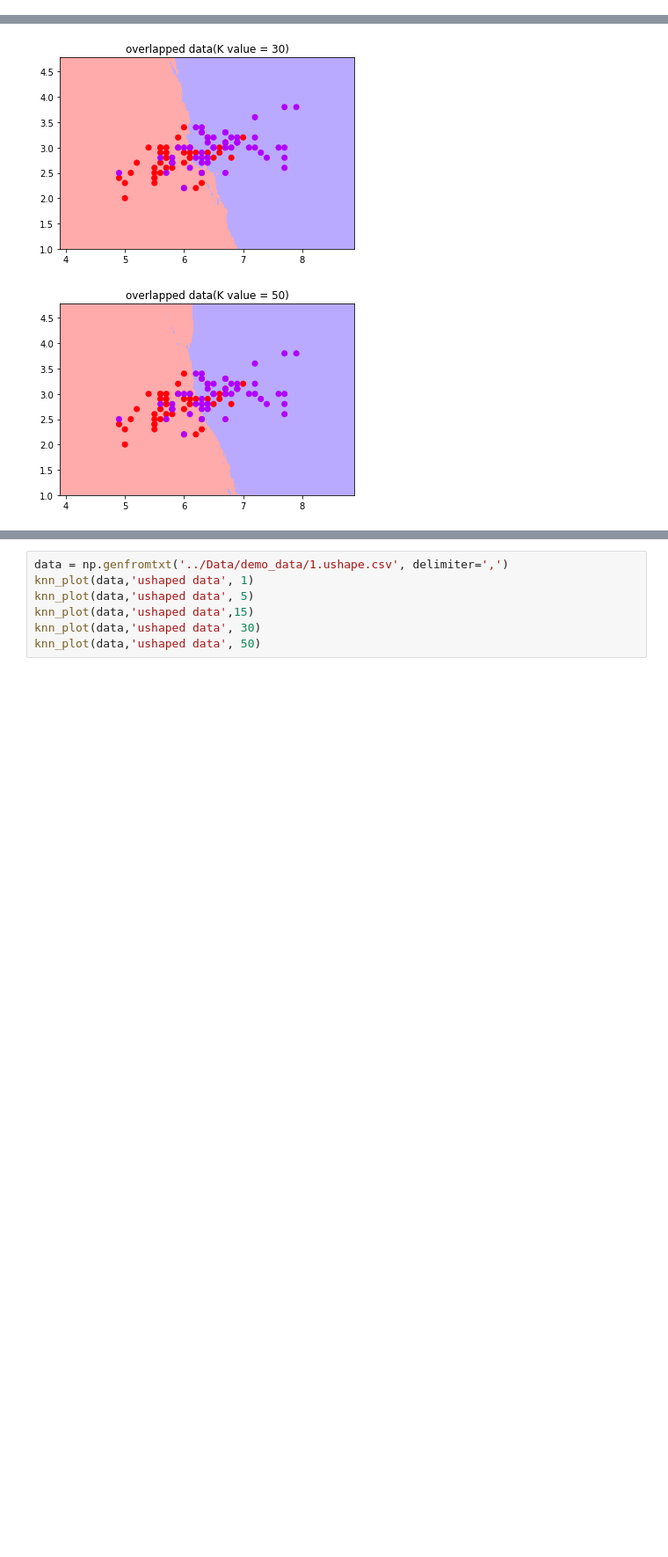
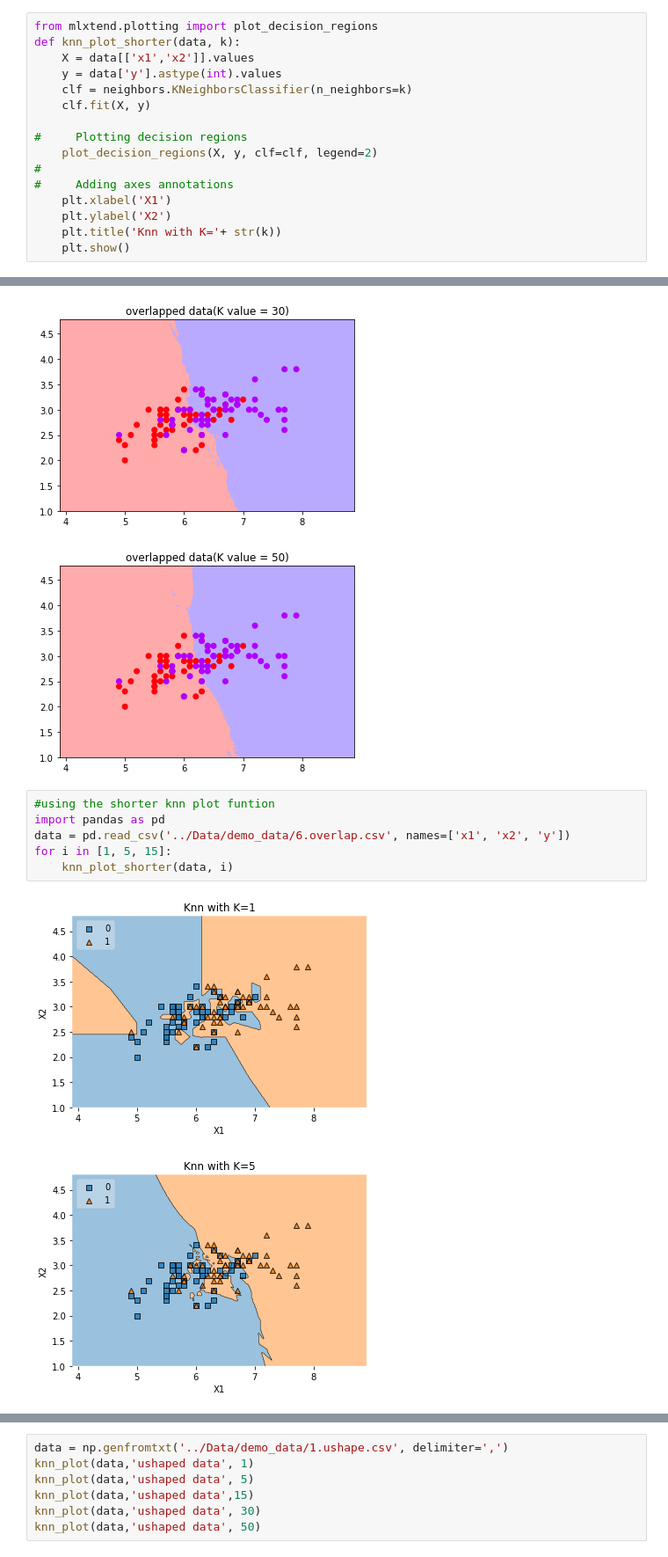
Before and after one commit to iamsims/PracticalAI, a Jupyter notebook: Notebooks/KNN.ipynb, the cells around one changed output, grey strips where cells are left out. Shown at 88% size. Saved outputs shown, nothing was run; the diff lists cells and outputs as text; blank space fills up the shorter version.

Commit message:
Shorter version for the KNN plot added

```diff
--- a/Notebooks/KNN.ipynb
+++ b/Notebooks/KNN.ipynb
@@ -41,6 +41,22 @@ def knn_plot(data, title, n_neighbors=10):
 # %% [markdown]
 xx and yy are grids as shown below:
 ![image.png](attachment:image.png)
+# %%
+from mlxtend.plotting import plot_decision_regions
+def knn_plot_shorter(data, k):
+    X = data[['x1','x2']].values
+    y = data['y'].astype(int).values
+    clf = neighbors.KNeighborsClassifier(n_neighbors=k)
+    clf.fit(X, y)
+
+#     Plotting decision regions
+    plot_decision_regions(X, y, clf=clf, legend=2)
+#
+#     Adding axes annotations
+    plt.xlabel('X1')
+    plt.ylabel('X2')
+    plt.title('Knn with K='+ str(k))
+    plt.show()
 # %%
 data = np.genfromtxt('../Data/demo_data/6.overlap.csv', delimiter=',')
 knn_plot(data,'overlapped data', 1)
@@ -54,3 +70,12 @@ knn_plot(data,'overlapped data', 50)
 [figure]
 [figure]
 [figure]
+# %%
+#using the shorter knn plot funtion
+import pandas as pd
+data = pd.read_csv('../Data/demo_data/6.overlap.csv', names=['x1', 'x2', 'y'])
+for i in [1, 5, 15]:
+    knn_plot_shorter(data, i)
+# %% [output]
+[figure, added]
+[figure, added]
```
Also changed, not shown: parts of 1 cell of this notebook, 1 other file.
